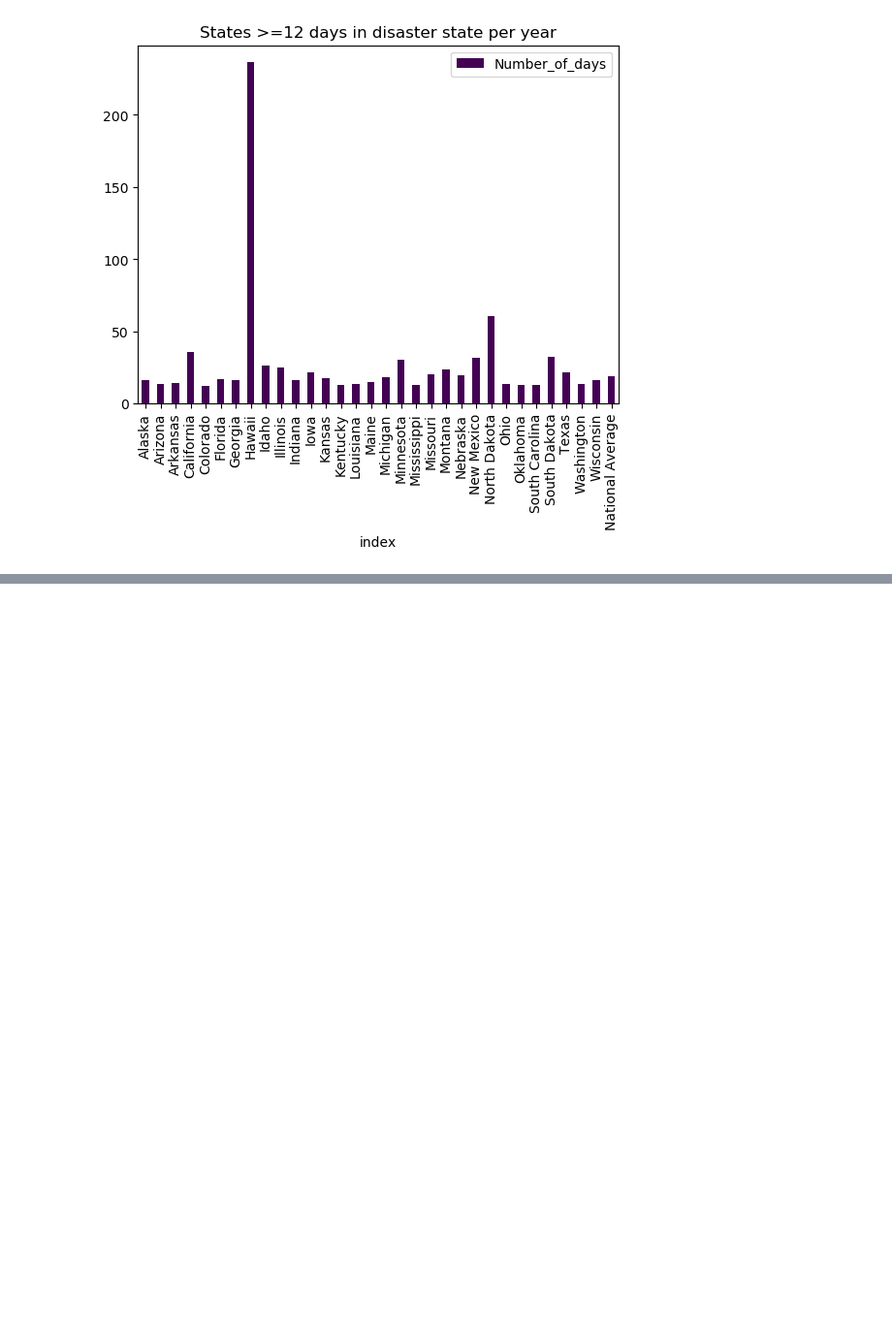
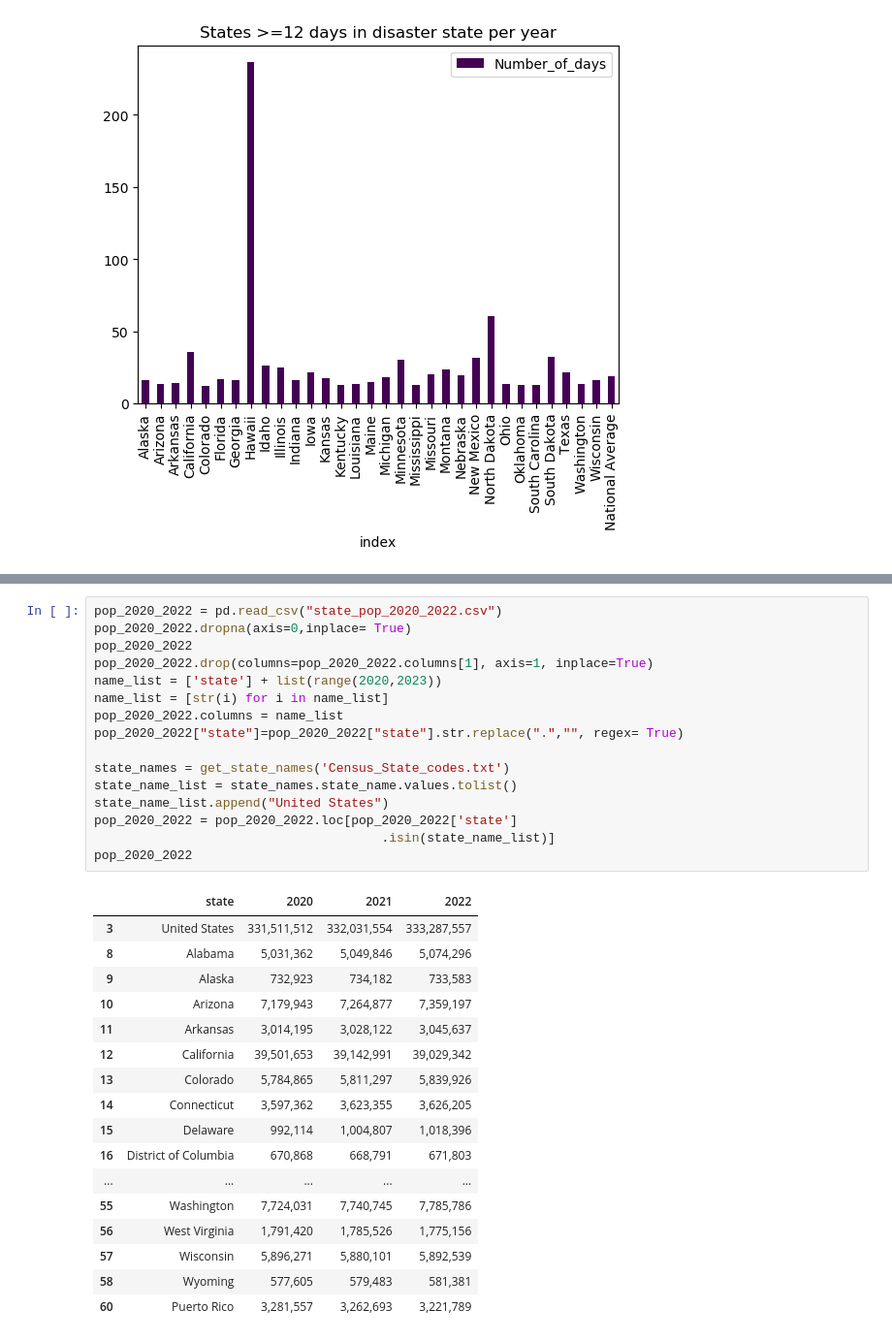
Before and after one commit to uchicago-mscapp-projects/snow-lm, a Jupyter notebook: climate_data.ipynb, the cells around one changed output, grey strips where cells are left out. Shown: that part at 97% size. Drawn from its saved outputs; the diff is of its cells as text; blank space fills up the shorter version.

```diff
--- a/climate_data.ipynb
+++ b/climate_data.ipynb
@@ -419,0 +481,34 @@ Name: disaster_type, dtype: int64
+# %%
+pop_2020_2022 = pd.read_csv("state_pop_2020_2022.csv")
+pop_2020_2022.dropna(axis=0,inplace= True)
+pop_2020_2022
+pop_2020_2022.drop(columns=pop_2020_2022.columns[1], axis=1, inplace=True)
+name_list = ['state'] + list(range(2020,2023))
+name_list = [str(i) for i in name_list]
+pop_2020_2022.columns = name_list
+pop_2020_2022["state"]=pop_2020_2022["state"].str.replace(".","", regex= True)
+
+state_names = get_state_names('Census_State_codes.txt')
+state_name_list = state_names.state_name.values.tolist()
+state_name_list.append("United States")
+pop_2020_2022 = pop_2020_2022.loc[pop_2020_2022['state']
+                                      .isin(state_name_list)]
+pop_2020_2022
+# %% [output]
+|  | state | 2020 | 2021 | 2022 |
+| 3 | United States | 331,511,512 | 332,031,554 | 333,287,557 |
+| 8 | Alabama | 5,031,362 | 5,049,846 | 5,074,296 |
+| 9 | Alaska | 732,923 | 734,182 | 733,583 |
+| 10 | Arizona | 7,179,943 | 7,264,877 | 7,359,197 |
+| 11 | Arkansas | 3,014,195 | 3,028,122 | 3,045,637 |
+| 12 | California | 39,501,653 | 39,142,991 | 39,029,342 |
+| 13 | Colorado | 5,784,865 | 5,811,297 | 5,839,926 |
+| 14 | Connecticut | 3,597,362 | 3,623,355 | 3,626,205 |
+| 15 | Delaware | 992,114 | 1,004,807 | 1,018,396 |
+| 16 | District of Columbia | 670,868 | 668,791 | 671,803 |
+| ... | ... | ... | ... | ... |
+| 55 | Washington | 7,724,031 | 7,740,745 | 7,785,786 |
+| 56 | West Virginia | 1,791,420 | 1,785,526 | 1,775,156 |
+| 57 | Wisconsin | 5,896,271 | 5,880,101 | 5,892,539 |
+| 58 | Wyoming | 577,605 | 579,483 | 581,381 |
+| 60 | Puerto Rico | 3,281,557 | 3,262,693 | 3,221,789 |
```
Also changed, not shown: parts of 6 cells of this notebook, 2 other files.
